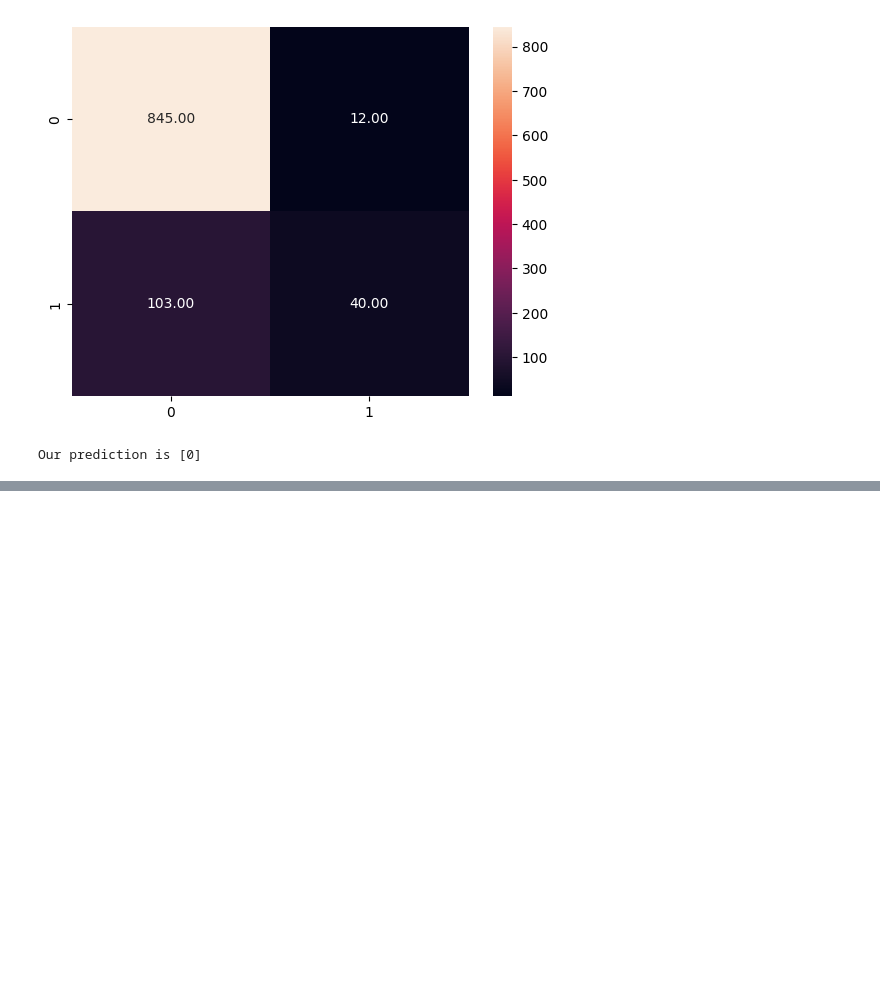
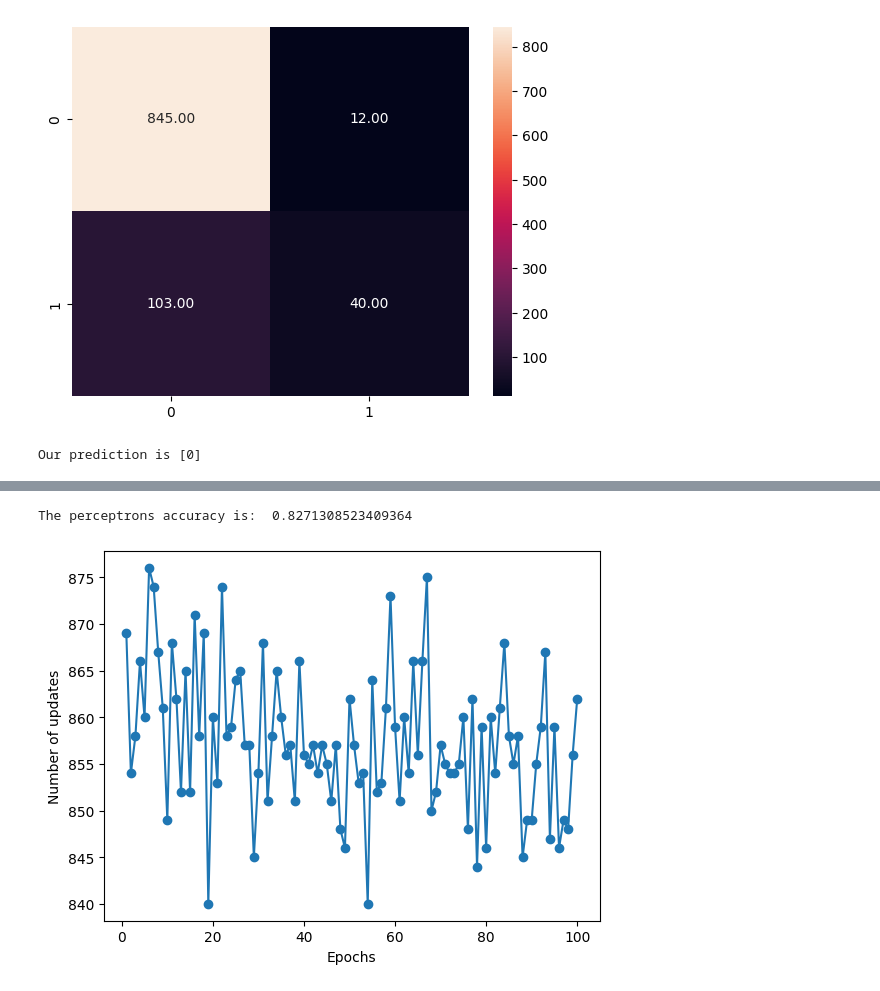
Before and after one commit to DhominickJ/cherilearn_v1, a Jupyter notebook: Billena and Deocampo - Midterms Exam.ipynb, the cells around one changed output, grey strips where cells are left out. Saved outputs shown, nothing was run; the diff lists cells and outputs as text; code cells hidden in the pictures; blank space fills up the shorter version.

```diff
--- a/Billena and Deocampo - Midterms Exam.ipynb
+++ b/Billena and Deocampo - Midterms Exam.ipynb
@@ -475,14 +472,22 @@ IndexError: positional indexers are out-of-bounds
 # %%
 ppn = Perceptron(eta=0.01, n_iter=100)
 
 # eta = learning rate of the perceptron model
 # n_iter = number of epochs / iteration for the training of the model
 
-ppn.fit(X_train, y_train)
+ppn.fit(X, y)
+
+prediction = ppn.predict(X)
+
+# Checking the accuracy of the model
+accuracy_perceptron = accuracy_score(y, prediction)
+print(f'The perceptrons accuracy is: ', accuracy_perceptron)
 
 plt.plot(range(1, len(ppn.errors_) + 1), ppn.errors_, marker='o')
 plt.xlabel('Epochs')
 plt.ylabel('Number of updates')
 
-# plt.savefig('images/02_07.png', dpi=300)
 plt.show()
+# %% [output]
+The perceptrons accuracy is:  0.8271308523409364
+[figure, added]
```
Also changed, not shown: parts of 19 cells of this notebook.
